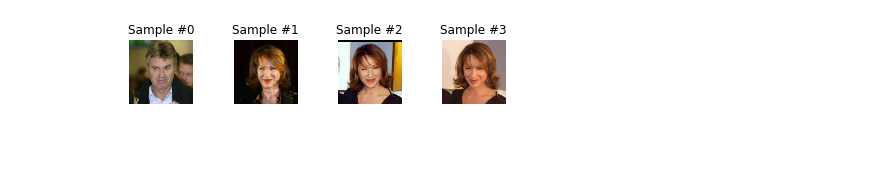
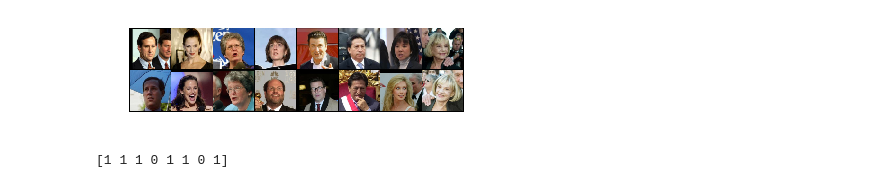
Before and after one commit to zdavidli/siamese-facial-recognition, a Jupyter notebook: hw3.ipynb, the cells around one changed output. Drawn from its saved outputs; the diff is of its cells as text; code cells hidden in the pictures; blank space fills up the shorter version.

Commit message:
network setup, can't train

```diff
--- a/hw3.ipynb
+++ b/hw3.ipynb
@@ -14,10 +127,26 @@ from SiameseNet import SiameseNet
+# %%
+%matplotlib inline
+def show(img, filename=None, save=False):
+#     img = img / 2 + 0.5     # unnormalize
+    npimg = img.numpy()
+    plt.axis("off")
+    plt.imshow(np.transpose(npimg, (1,2,0)), interpolation='nearest')
+    plt.show()
+    if save and filename is not None:
+        plt.savefig(filename)
+
+def show_plot(iteration,loss):
+    plt.plot(iteration,loss)
+    plt.show()
 # %%
-transform = transforms.Compose(
-    [transforms.ToTensor(),
-     transforms.Normalize((0.5, 0.5, 0.5), (0.5, 0.5, 0.5))])
+trainset = LFWDataset(train=True,
+                      transform=transforms.Compose([transforms.Scale((128,128)),
+                                                                      transforms.ToTensor()
+                                                                      ]))
+trainloader = DataLoader(trainset, batch_size=1, shuffle=True, num_workers=2)
 
-trainset = LFWDataset(train=True)
-trainloader = DataLoader(trainset, batch_size=4, shuffle=True, num_workers=2)
-
-testset = LFWDataset(test=True)
-testloader = DataLoader(testset, batch_size=4, shuffle=True, num_workers=2)
+testset = LFWDataset(test=True,
+                     transform=transforms.Compose([transforms.Scale((128, 128)),
+                                                                      transforms.ToTensor()
+                                                                      ]))
+testloader = DataLoader(testset, batch_size=1, shuffle=True, num_workers=2)
@@ -26 +153,16 @@ net = SiameseNet().cuda()
+# %%
+vis_dataloader = DataLoader(trainset,
+                        shuffle=True,
+                        num_workers=8,
+                        batch_size=8)
+dataiter = iter(vis_dataloader)
+
+example_batch = next(dataiter)
+concatenated = torch.cat((example_batch[0],example_batch[1]),0)
+
+show(torchvision.utils.make_grid(concatenated))
+print(example_batch[2].numpy())
+# %% [output]
+[figure, added]
+[1 1 1 0 1 1 0 1]
 # %%
@@ -37,17 +172,0 @@ def show(img):
-# %%
-fig = plt.figure()
-
-for i in range(len(trainset)):
-    sample = trainset[i]
-
-    ax = plt.subplot(1, 4, i + 1)
-    plt.tight_layout()
-    ax.set_title('Sample #{}'.format(i))
-    ax.axis('off')
-    ax.imshow(sample[...,::-1])
-
-    if i == 3:
-        plt.show()
-        break
-# %% [output]
-[figure, removed]
```
Also changed, not shown: parts of 10 cells of this notebook, 2 other files.
